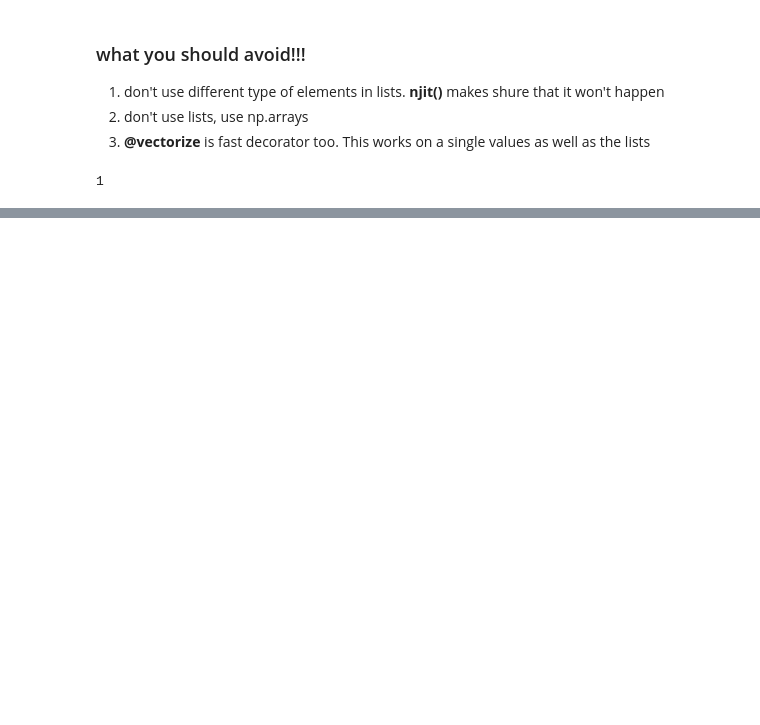
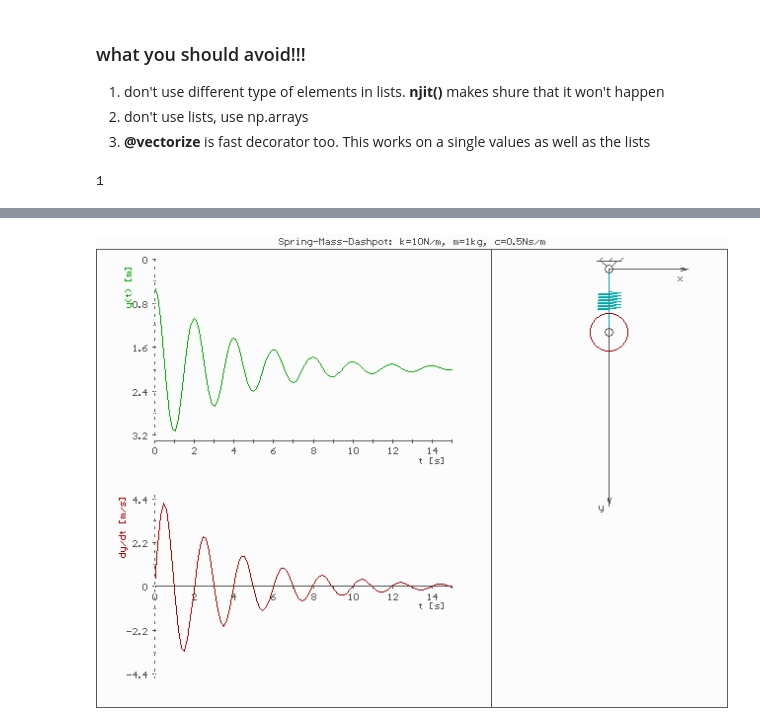
Before and after one commit to Giorgi-Sekhniashvili/courses, a Jupyter notebook: numba_tutorial/01_intro.ipynb, the cells around one changed output, grey strips where cells are left out. Cells and saved outputs as stored; diff of their text form; code cells hidden in the pictures; blank space fills up the shorter version.

```diff
--- a/numba_tutorial/01_intro.ipynb
+++ b/numba_tutorial/01_intro.ipynb
@@ -68,0 +62,6 @@ array([2, 1, 2, ..., 1, 2, 1], dtype=int64)
+# %%
+from IPython.display import Image
+
+Image('https://upload.wikimedia.org/wikipedia/commons/f/fa/Spring-mass_under-damped.gif')
+# %% [output]
+[figure, added]
```
Also changed, not shown: parts of 19 cells of this notebook.
